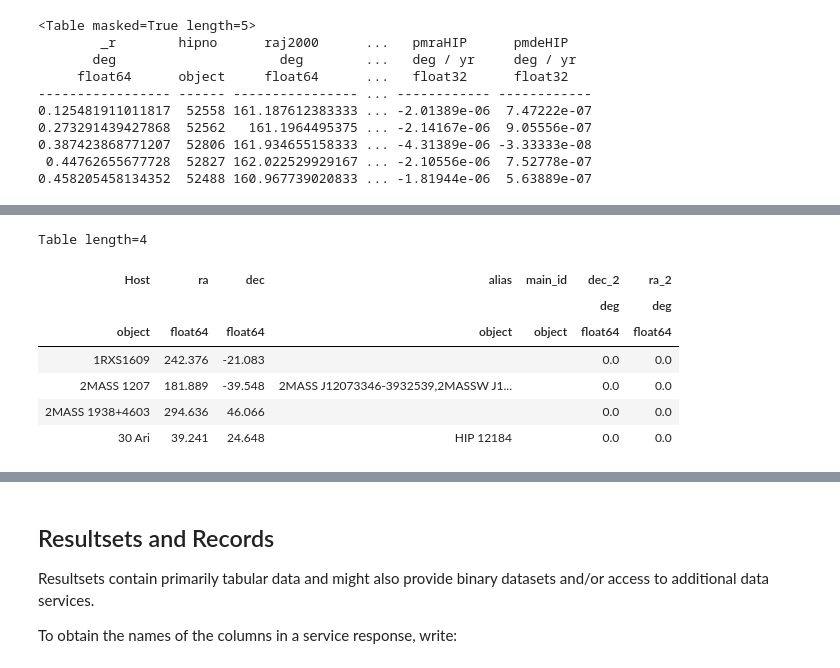
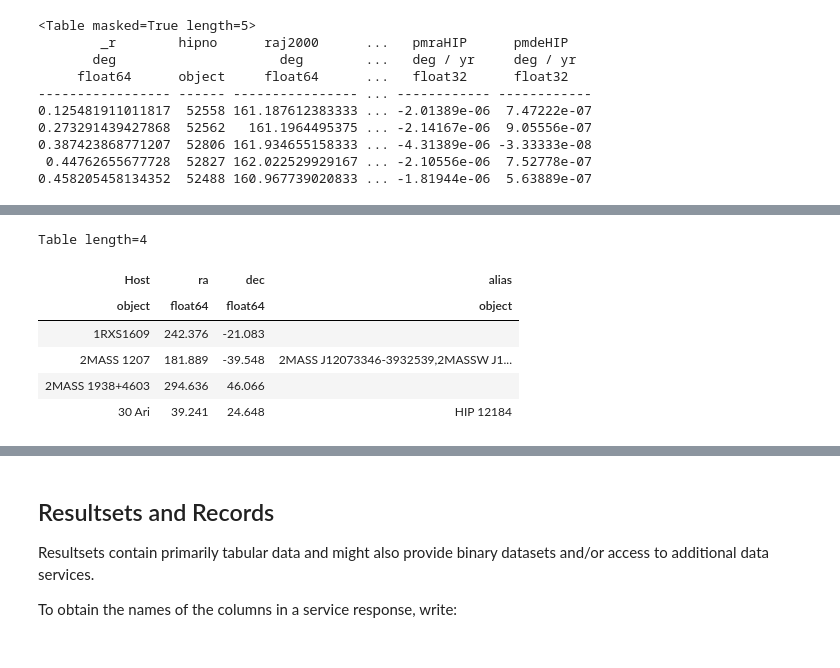
Before and after one commit to pyastropd/2019-04-17, a Jupyter notebook: Python VO tools.ipynb, the cells around one changed output, grey strips where cells are left out. Saved outputs shown, nothing was run; the diff lists cells and outputs as text; code cells hidden in the pictures.

```diff
--- a/Python VO tools.ipynb
+++ b/Python VO tools.ipynb
@@ -224,0 +180,4 @@ local_table = tab.Table.from_pandas(c[['Host','ra','dec','alias']])
+# %%
+from astropy.io import ascii
+data = ascii.read("table.csv", format='csv')
+data
@@ -232,7 +213,7 @@ query="SELECT t.*,  basic.main_id, basic.dec as dec_2, basic.ra as ra_2 FROM TAP
 LEFT OUTER JOIN ident ON ident.id = t.Host LEFT OUTER JOIN basic ON ident.oidref = basic.oid"
 
 
-response = service.run_sync(query,uploads={"t1": local_table},timeout=None)
+response = service.run_sync(query,uploads={"t1": data},timeout=None)
 table=response.table
 table
 # %% [output]
@@ -260,13 +242,13 @@ Table masked=True length=19
 # %%
 table=table.filled(0)
 table=table[table['ra_2']==0]
+table = table[['Host','ra','dec','alias']]
 table
 # %% [output]
 Table length=4
-| Host | ra | dec | alias | main_id | dec_2 | ra_2 |
-|  |  |  |  |  | deg | deg |
-| object | float64 | float64 | object | object | float64 | float64 |
-| 1RXS1609 | 242.376 | -21.083 |  |  | 0.0 | 0.0 |
-| 2MASS 1207 | 181.889 | -39.548 | 2MASS J12073346-3932539,2MASSW J1... |  | 0.0 | 0.0 |
-| 2MASS 1938+4603 | 294.636 | 46.066 |  |  | 0.0 | 0.0 |
-| 30 Ari | 39.241 | 24.648 | HIP 12184 |  | 0.0 | 0.0 |
+| Host | ra | dec | alias |
+| object | float64 | float64 | object |
+| 1RXS1609 | 242.376 | -21.083 |  |
+| 2MASS 1207 | 181.889 | -39.548 | 2MASS J12073346-3932539,2MASSW J1... |
+| 2MASS 1938+4603 | 294.636 | 46.066 |  |
+| 30 Ari | 39.241 | 24.648 | HIP 12184 |
```
Also changed, not shown: parts of 21 cells of this notebook.
